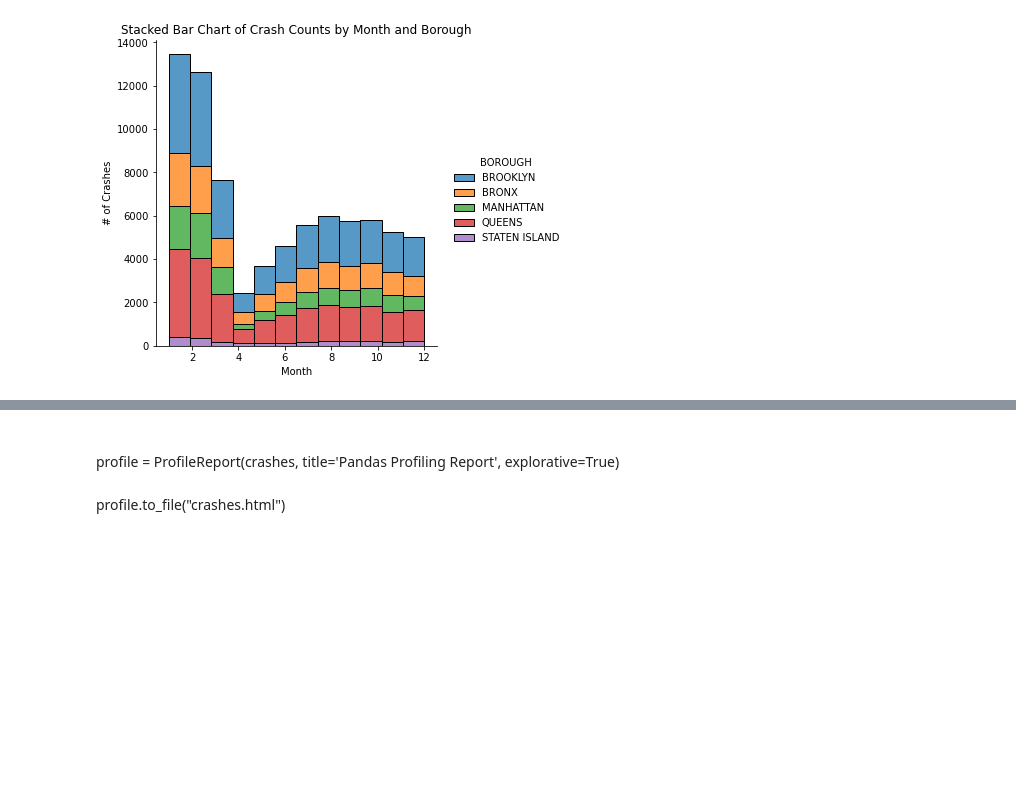
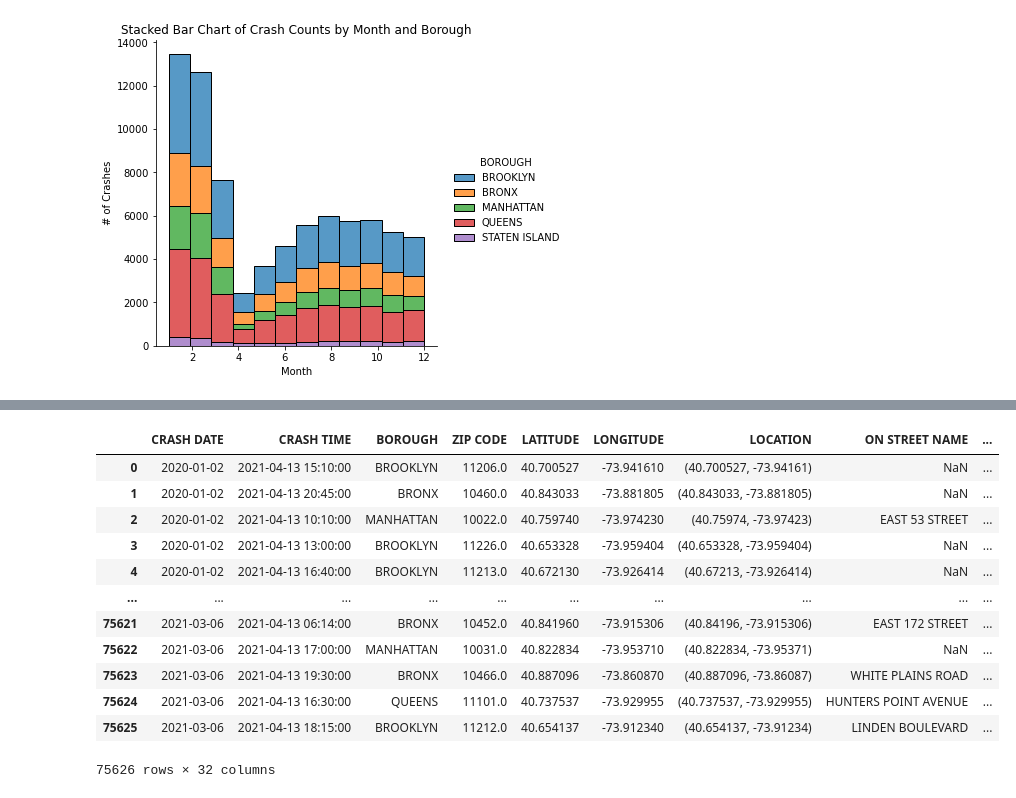
Before and after one commit to JWVONA/MAT328, a Jupyter notebook: MAT 328 Project - NYC Crashes.ipynb, the cells around one changed output, grey strips where cells are left out. Drawn from its saved outputs; the diff is of its cells as text; code cells hidden in the pictures; blank space fills up the shorter version.

```diff
--- a/MAT 328 Project - NYC Crashes.ipynb
+++ b/MAT 328 Project - NYC Crashes.ipynb
@@ -158,5 +201,0 @@ Text(0.5, 6.79999999999999, 'Month')
-# %% [markdown]
-#
-profile = ProfileReport(crashes, title='Pandas Profiling Report', explorative=True)
-# %% [markdown]
-profile.to_file("crashes.html")
@@ -162,0 +204,20 @@ profile.to_file("crashes.html")
+# %%
+pd.options.display.max_columns = None
+# %%
+crashestest['COUNT_INJ2'] = crashestest.groupby("MONTH").sum()["NUMBER OF PERSONS INJURED"]
+# %%
+crashestest
+# %% [output]
+|  | CRASH DATE | CRASH TIME | BOROUGH | ZIP CODE | LATITUDE | LONGITUDE | LOCATION | ON STREET NAME | ... |
+| 0 | 2020-01-02 | 2021-04-13 15:10:00 | BROOKLYN | 11206.0 | 40.700527 | -73.941610 | (40.700527, -73.94161) | NaN | ... |
+| 1 | 2020-01-02 | 2021-04-13 20:45:00 | BRONX | 10460.0 | 40.843033 | -73.881805 | (40.843033, -73.881805) | NaN | ... |
+| 2 | 2020-01-02 | 2021-04-13 10:10:00 | MANHATTAN | 10022.0 | 40.759740 | -73.974230 | (40.75974, -73.97423) | EAST 53 STREET | ... |
+| 3 | 2020-01-02 | 2021-04-13 13:00:00 | BROOKLYN | 11226.0 | 40.653328 | -73.959404 | (40.653328, -73.959404) | NaN | ... |
+| 4 | 2020-01-02 | 2021-04-13 16:40:00 | BROOKLYN | 11213.0 | 40.672130 | -73.926414 | (40.67213, -73.926414) | NaN | ... |
+| ... | ... | ... | ... | ... | ... | ... | ... | ... | ... |
+| 75621 | 2021-03-06 | 2021-04-13 06:14:00 | BRONX | 10452.0 | 40.841960 | -73.915306 | (40.84196, -73.915306) | EAST 172 STREET | ... |
+| 75622 | 2021-03-06 | 2021-04-13 17:00:00 | MANHATTAN | 10031.0 | 40.822834 | -73.953710 | (40.822834, -73.95371) | NaN | ... |
+| 75623 | 2021-03-06 | 2021-04-13 19:30:00 | BRONX | 10466.0 | 40.887096 | -73.860870 | (40.887096, -73.86087) | WHITE PLAINS ROAD | ... |
+| 75624 | 2021-03-06 | 2021-04-13 16:30:00 | QUEENS | 11101.0 | 40.737537 | -73.929955 | (40.737537, -73.929955) | HUNTERS POINT AVENUE | ... |
+| 75625 | 2021-03-06 | 2021-04-13 18:15:00 | BROOKLYN | 11212.0 | 40.654137 | -73.912340 | (40.654137, -73.91234) | LINDEN BOULEVARD | ... |
+75626 rows × 32 columns
```
Also changed, not shown: parts of 55 cells of this notebook.
